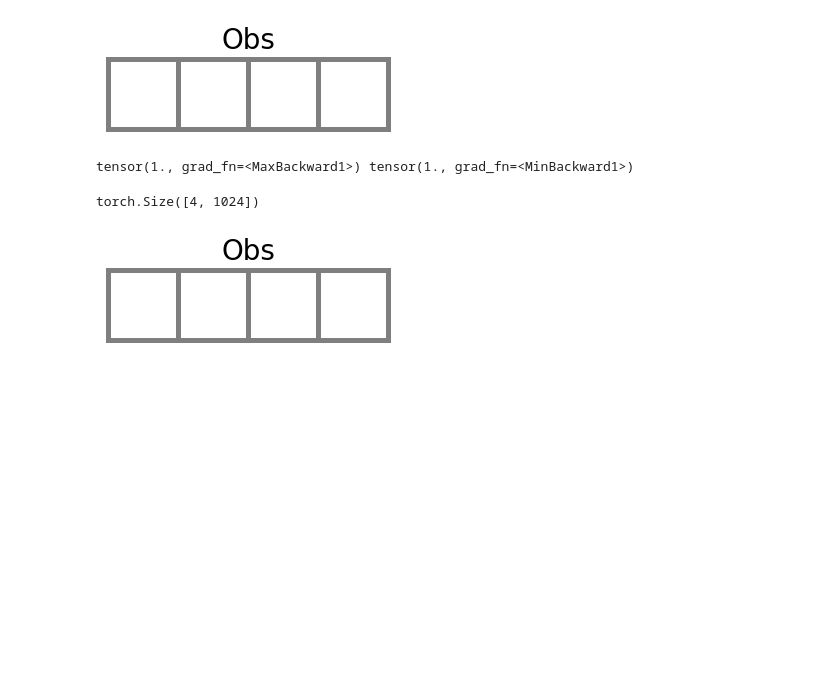
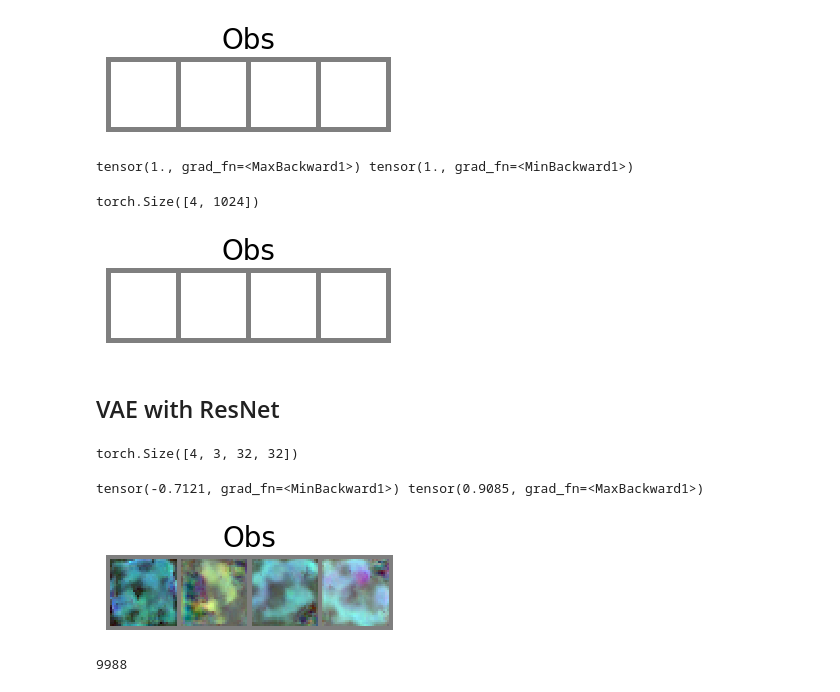
Before and after one commit to tree1111/CDRL, a Jupyter notebook: notebooks/Inspect Trained Models.ipynb, the cells around one changed output. Cells and saved outputs as stored; diff of their text form; code cells hidden in the pictures; blank space fills up the shorter version.

Commit message:
continue training resnet
Signed-off-by: Adam Li <adam2392@gmail.com>

```diff
--- a/notebooks/Inspect Trained Models.ipynb
+++ b/notebooks/Inspect Trained Models.ipynb
@@ -400,3 +404,39 @@ show_imgs(samples, title='Obs')
 # %% [output]
 torch.Size([4, 1024])
 [figure]
+# %% [markdown]
+## VAE with ResNet
+# %%
+seed=1
+graph_type='chain'
+epoch=3129
+step=131460
+epoch=9988
+step=419538
+results_dir = Path(f'/Users/adam2392/pytorch_data/data/variational/vae-resnet-{graph_type}-seed={seed}/')
+checkpoint_fname = results_dir / f'epoch={epoch}-step={step}.ckpt'
+model = VAE.load_from_checkpoint(checkpoint_fname)
+# %%
+# sample from normal distribution
+noise = torch.randn(4, 3)
+obs_imgs = model.decoder(noise)#.reshape(4, 3, 28, 28)
+print(obs_imgs.shape)
+# %% [output]
+torch.Size([4, 3, 32, 32])
+# %%
+new_obs_imgs = torch.zeros_like(obs_imgs)
+for idx, image in enumerate(obs_imgs):
+    new_image = (image - image.min()) / (image.max() - image.min())
+    new_obs_imgs[idx, ...] = new_image
+
+print(image.min(), image.max())
+
+show_imgs(new_obs_imgs, title='Obs')
+# %% [output]
+tensor(-0.7121, grad_fn=<MinBackward1>) tensor(0.9085, grad_fn=<MaxBackward1>)
+[figure, added]
+# %%
+checkpoint = torch.load(checkpoint_fname, map_location=lambda storage, loc: storage)
+print(checkpoint['epoch'])
+# %% [output]
+9988
```
Also changed, not shown: parts of 5 cells of this notebook, 5 other files.
